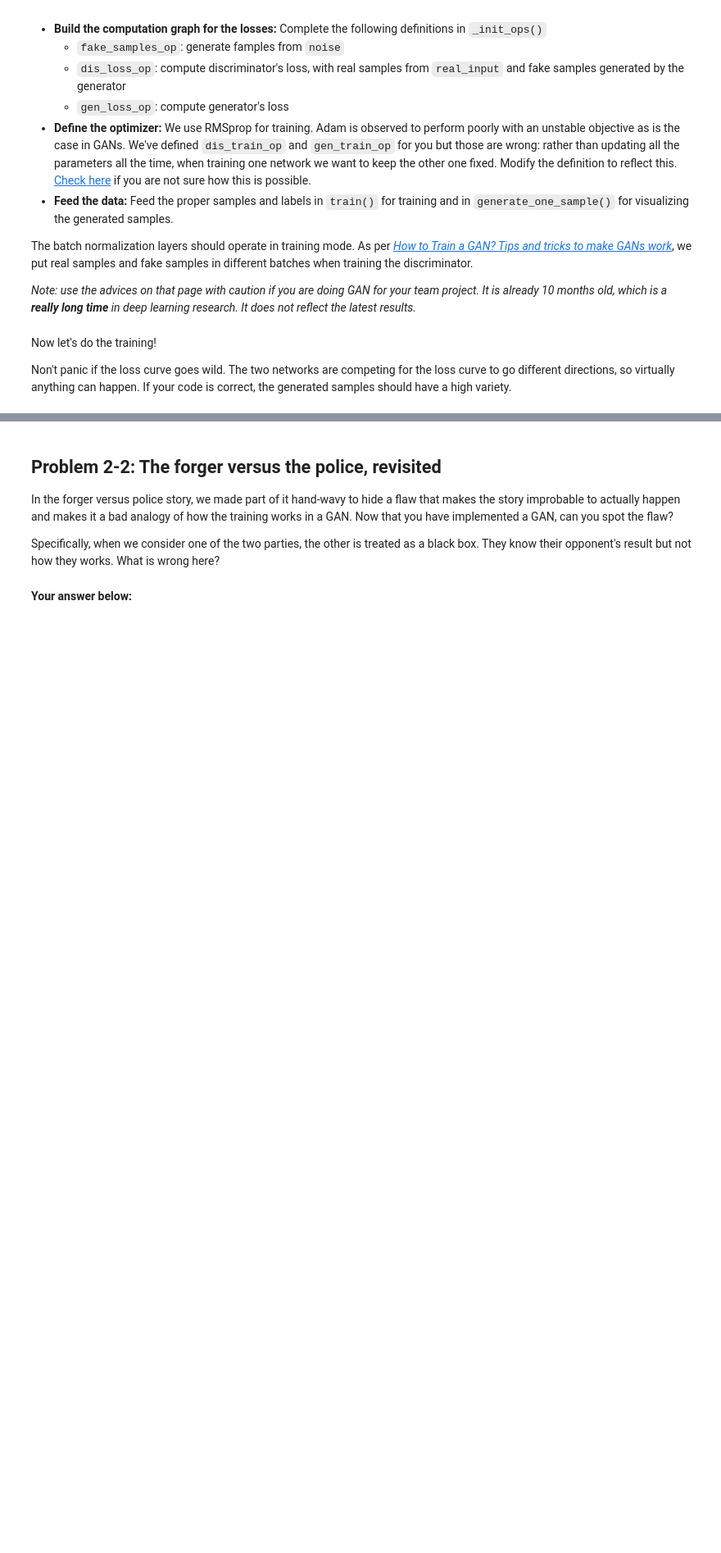
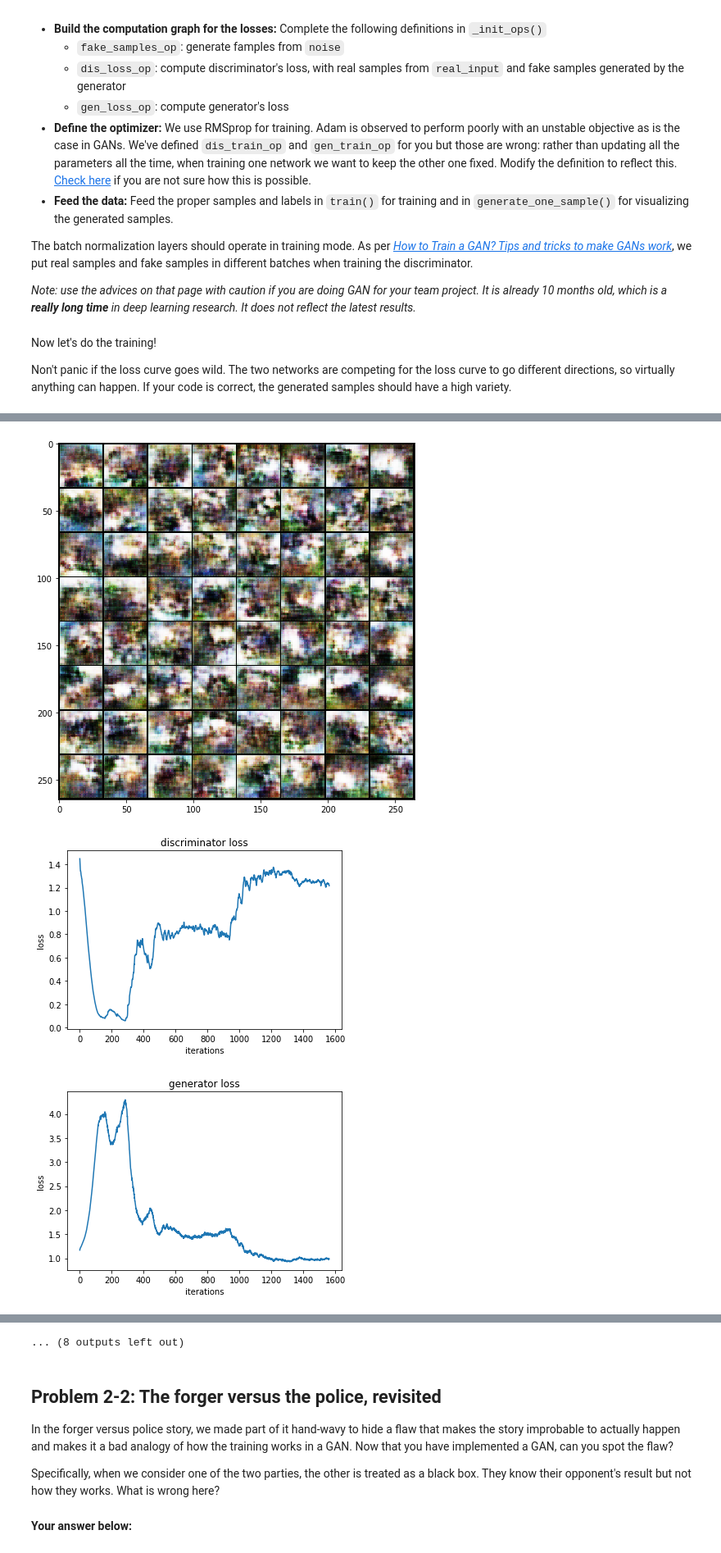
Before and after one commit to XingwenZhang/CSCI599DL, a Jupyter notebook: homework/assignment2_2/Problem_2.ipynb, the cells around one changed output, grey strips where cells are left out. Shown at 82% size. Saved outputs shown, nothing was run; the diff lists cells and outputs as text; code cells hidden in the pictures; blank space fills up the shorter version.

```diff
--- a/homework/assignment2_2/Problem_2.ipynb
+++ b/homework/assignment2_2/Problem_2.ipynb
@@ -427,7 +427,7 @@ class DCGAN(object):
             ################################################################################
 
             # recon_feed_dict = {}
-            recon_feed_dict = {is_train:True, recon_sample:sample}#, self.actmax_label: np.ones([1, 1])}
+            recon_feed_dict = {self.is_train:True, self.recon_sample:sample}#, self.actmax_label: np.ones([1, 1])}
             ################################################################################
             #                               END OF YOUR CODE                               #
             ################################################################################
@@ -500,12 +500,13 @@ Non't panic if the loss curve goes wild. The two networks are competing for the
 tf.reset_default_graph()
 
 with tf.Session() as sess:
-    with tf.device('/cpu:0'):
-        dcgan = DCGAN()
-        sess.run(tf.global_variables_initializer())
-        dcgan.train(sess, train_samples)
-        dis_var_list = tf.get_collection(tf.GraphKeys.GLOBAL_VARIABLES, 'dis')
-        gen_var_list = tf.get_collection(tf.GraphKeys.GLOBAL_VARIABLES, 'gen')
-        saver = tf.train.Saver(dis_var_list + gen_var_list)
-        saver.save(sess, 'model/dcgan')
+#     with tf.device('/cpu:0'):
+#     with tf.device('/gpu:0'):
+    dcgan = DCGAN()
+    sess.run(tf.global_variables_initializer())
+    dcgan.train(sess, train_samples)
+    dis_var_list = tf.get_collection(tf.GraphKeys.GLOBAL_VARIABLES, 'dis')
+    gen_var_list = tf.get_collection(tf.GraphKeys.GLOBAL_VARIABLES, 'gen')
+    saver = tf.train.Saver(dis_var_list + gen_var_list)
+    saver.save(sess, 'model/dcgan')
 # %% [output]
@@ -512,0 +530,3 @@ KeyboardInterrupt:
+[figure, added]
+[figure, added]
+[figure, added]
@@ -513,3 +573,4 @@ KeyboardInterrupt:
+... (8 outputs left out)
 # %% [markdown]
 ## Problem 2-2: The forger versus the police, revisited
 
```
Also changed, not shown: parts of 3 cells of this notebook, 4 other files.
